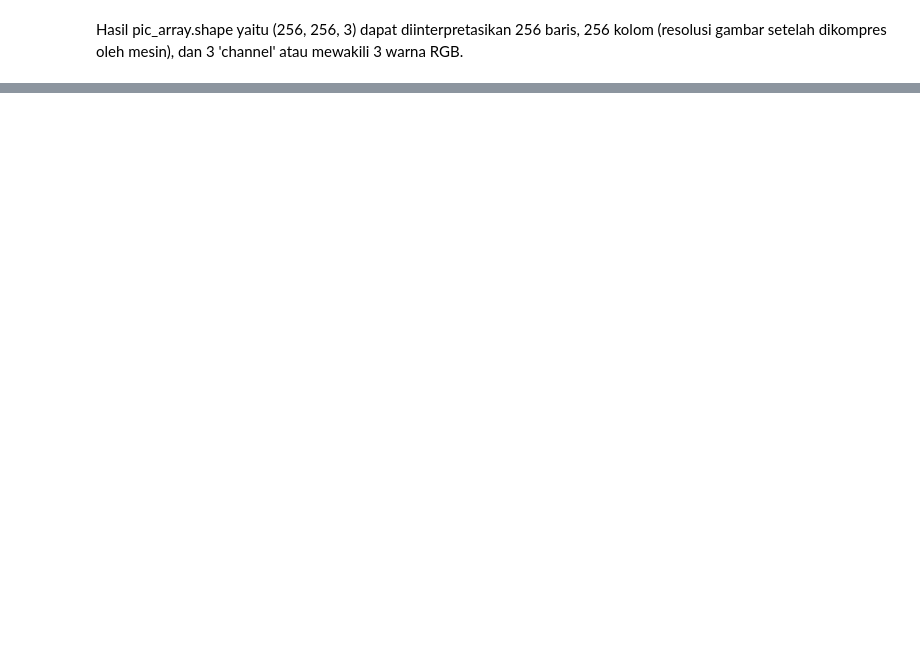
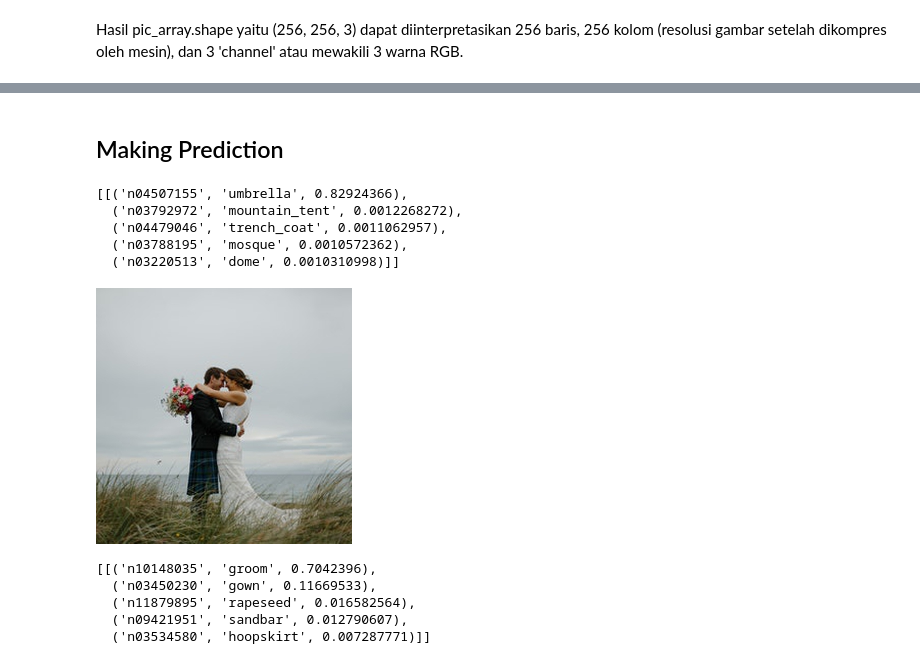
Before and after one commit to saifulrijal-ds/image-classification-with-DL, a Jupyter notebook: Pretrained_Image_Classification.ipynb, the cells around one changed output, grey strips where cells are left out. Saved outputs shown, nothing was run; the diff lists cells and outputs as text; code cells hidden in the pictures; blank space fills up the shorter version.

```diff
--- a/Pretrained_Image_Classification.ipynb
+++ b/Pretrained_Image_Classification.ipynb
@@ -59,0 +85,4 @@ Hasil pic_array.shape yaitu (256, 256, 3) dapat diinterpretasikan 256 baris, 256
+# %%
+%%time
+
+inception_model = InceptionResNetV2(weights='imagenet')
@@ -59,0 +92,27 @@ Hasil pic_array.shape yaitu (256, 256, 3) dapat diinterpretasikan 256 baris, 256
+# %%
+# inception_model.graph = tf.get_default_graph()
+# inception_model.graph = tf.compat.v1.get_default_graph()
+inception_model.graph = tf.Graph().as_default()
+# %% [markdown]
+## Making Prediction
+# %%
+pred = inception_model.predict(X)
+decode_predictions(pred)
+# %% [output]
+[[('n04507155', 'umbrella', 0.82924366),
+  ('n03792972', 'mountain_tent', 0.0012268272),
+  ('n04479046', 'trench_coat', 0.0011062957),
+  ('n03788195', 'mosque', 0.0010572362),
+  ('n03220513', 'dome', 0.0010310998)]]
+# %%
+data = format_image_inceptionresnet(FILE_2)
+pred = inception_model.predict(data)
+display(load_img(FILE_2))
+decode_predictions(pred)
+# %% [output]
+[figure, added]
+[[('n10148035', 'groom', 0.7042396),
+  ('n03450230', 'gown', 0.11669533),
+  ('n11879895', 'rapeseed', 0.016582564),
+  ('n09421951', 'sandbar', 0.012790607),
+  ('n03534580', 'hoopskirt', 0.007287771)]]
```
Also changed, not shown: parts of 11 cells of this notebook.
